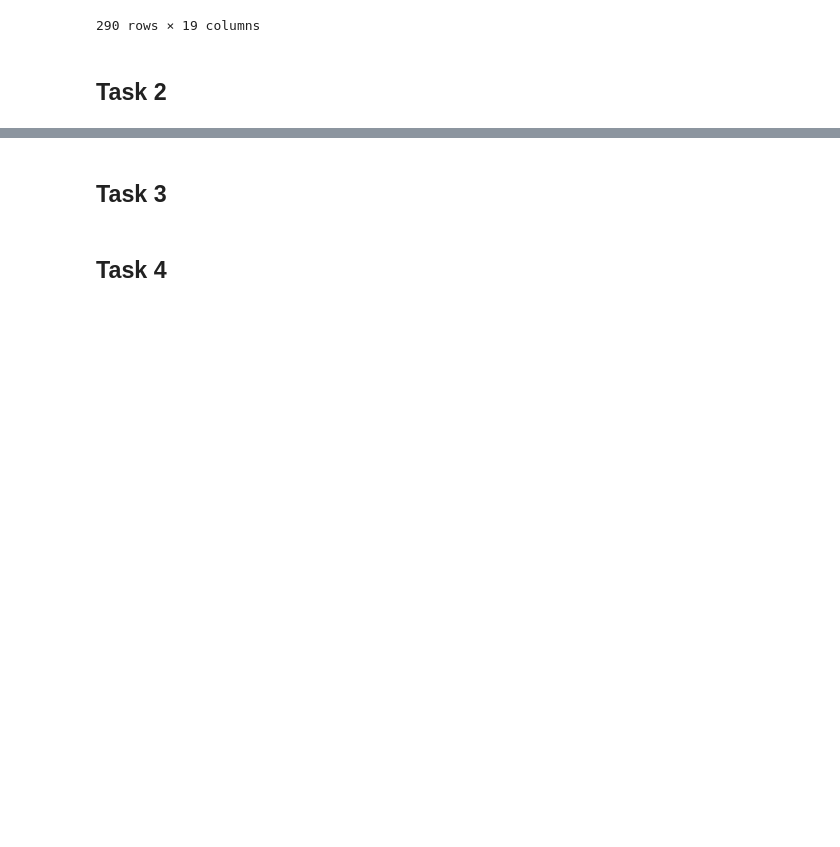
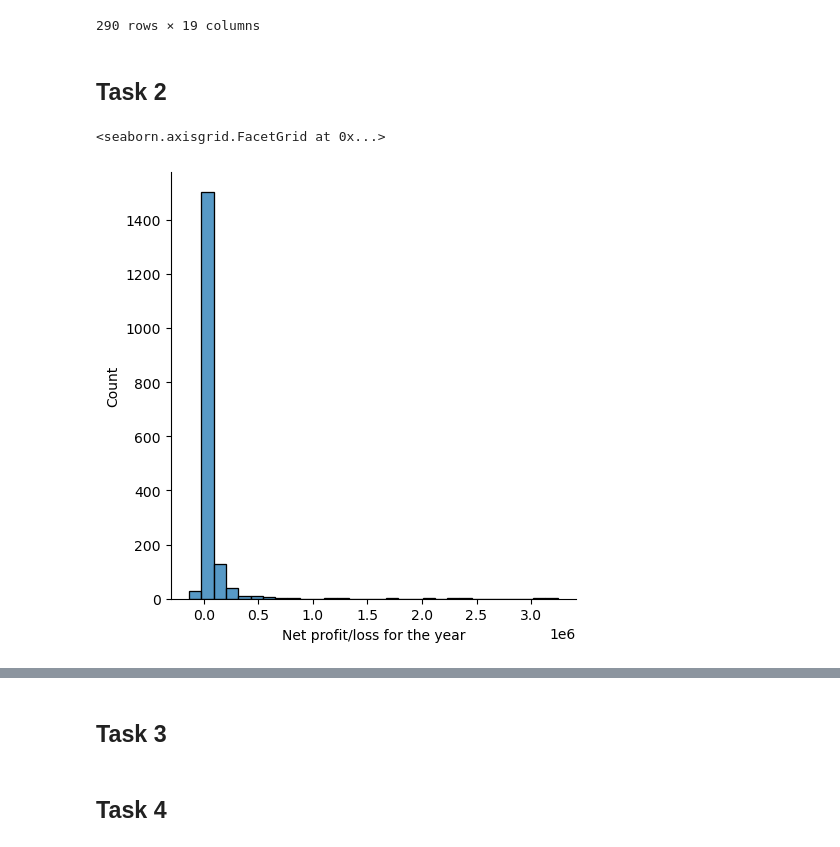
Before and after one commit to Keno-git/DS_assigment1, a Jupyter notebook: Assigment_1/Assigment_1.ipynb, the cells around one changed output, grey strips where cells are left out. Drawn from its saved outputs; the diff is of its cells as text; code cells hidden in the pictures; blank space fills up the shorter version.

```diff
--- a/Assigment_1/Assigment_1.ipynb
+++ b/Assigment_1/Assigment_1.ipynb
@@ -249,4 +249,7 @@ df["majority"] = majority
 # %% [markdown]
 ## Task 2
 # %%
-sns.displot(data=df, x="Net profit/loss for the year")
+sns.displot(data=df, x="Net profit/loss for the year", bins=30)
+# %% [output]
+<seaborn.axisgrid.FacetGrid at 0x...>
+[figure, added]
```
Also changed, not shown: parts of 4 cells of this notebook.
